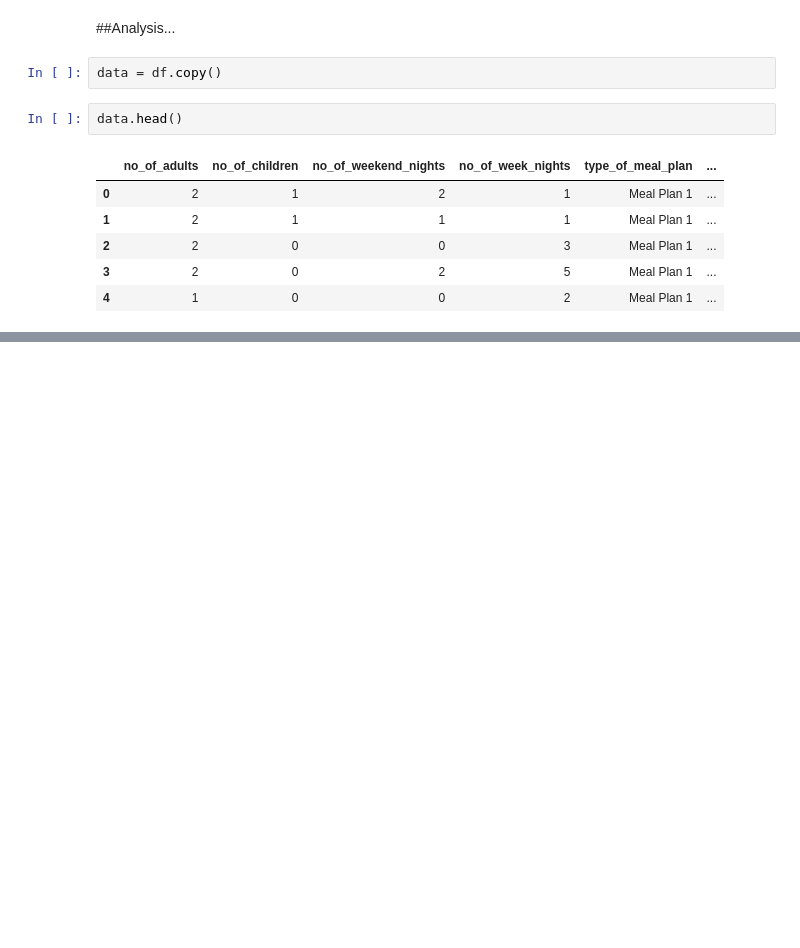
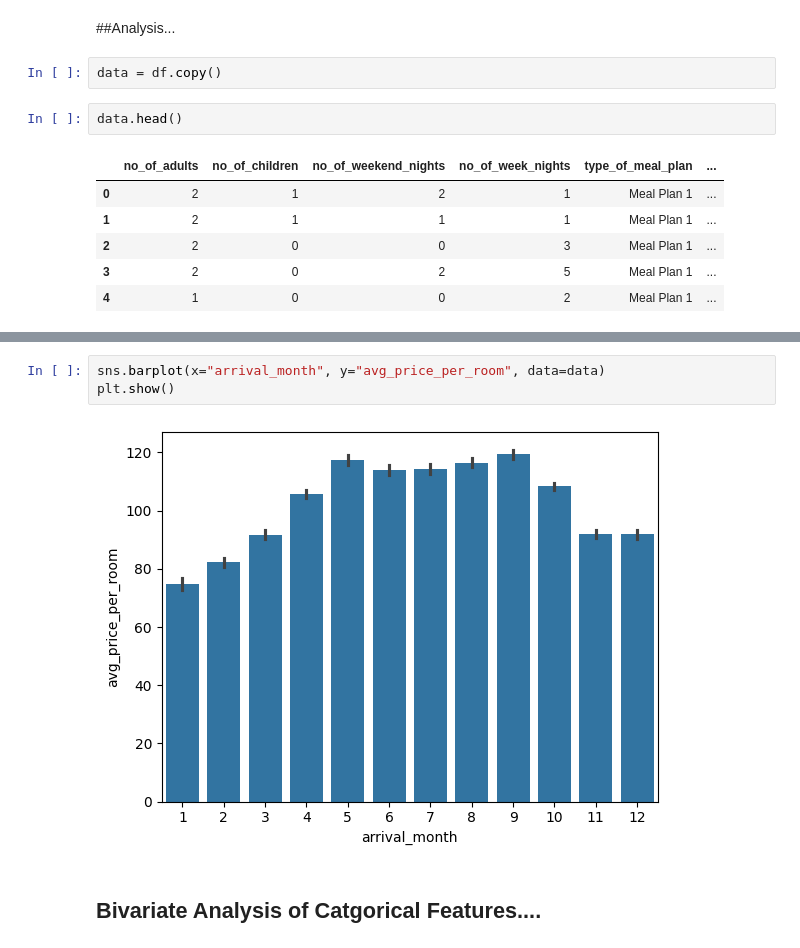
Before and after one commit to cmorris2945/ML_pipeliness, a Jupyter notebook: notebooks/notebook_test.ipynb, the cells around one changed output, grey strips where cells are left out. Saved outputs shown, nothing was run; the diff lists cells and outputs as text; blank space fills up the shorter version.

```diff
--- a/notebooks/notebook_test.ipynb
+++ b/notebooks/notebook_test.ipynb
@@ -142,0 +196,7 @@ def num_plot_dist(df, num_features):
+# %%
+sns.barplot(x="arrival_month", y="avg_price_per_room", data=data)
+plt.show()
+# %% [output]
+[figure, added]
+# %% [markdown]
+## Bivariate Analysis of Catgorical Features....
```
Also changed, not shown: parts of 43 cells of this notebook.
